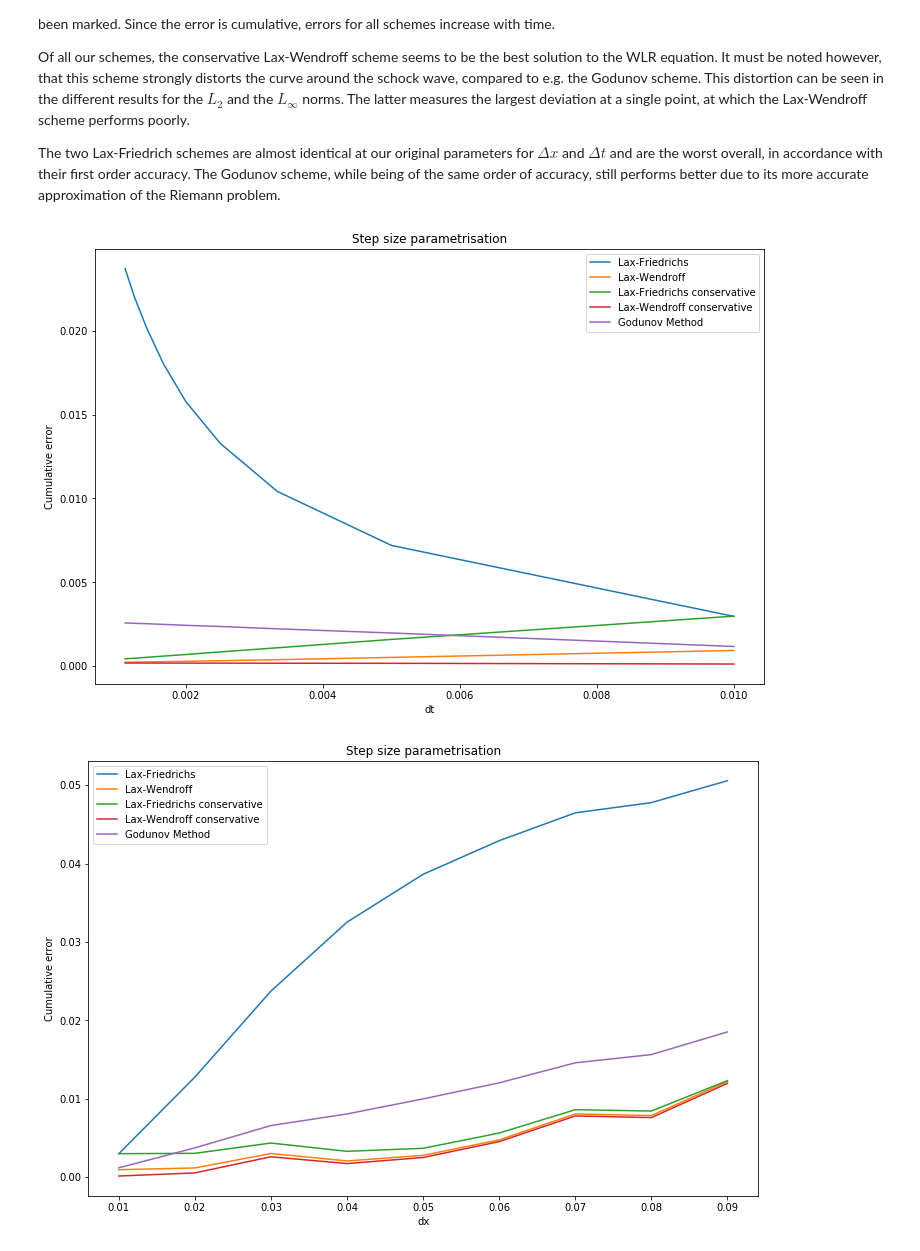
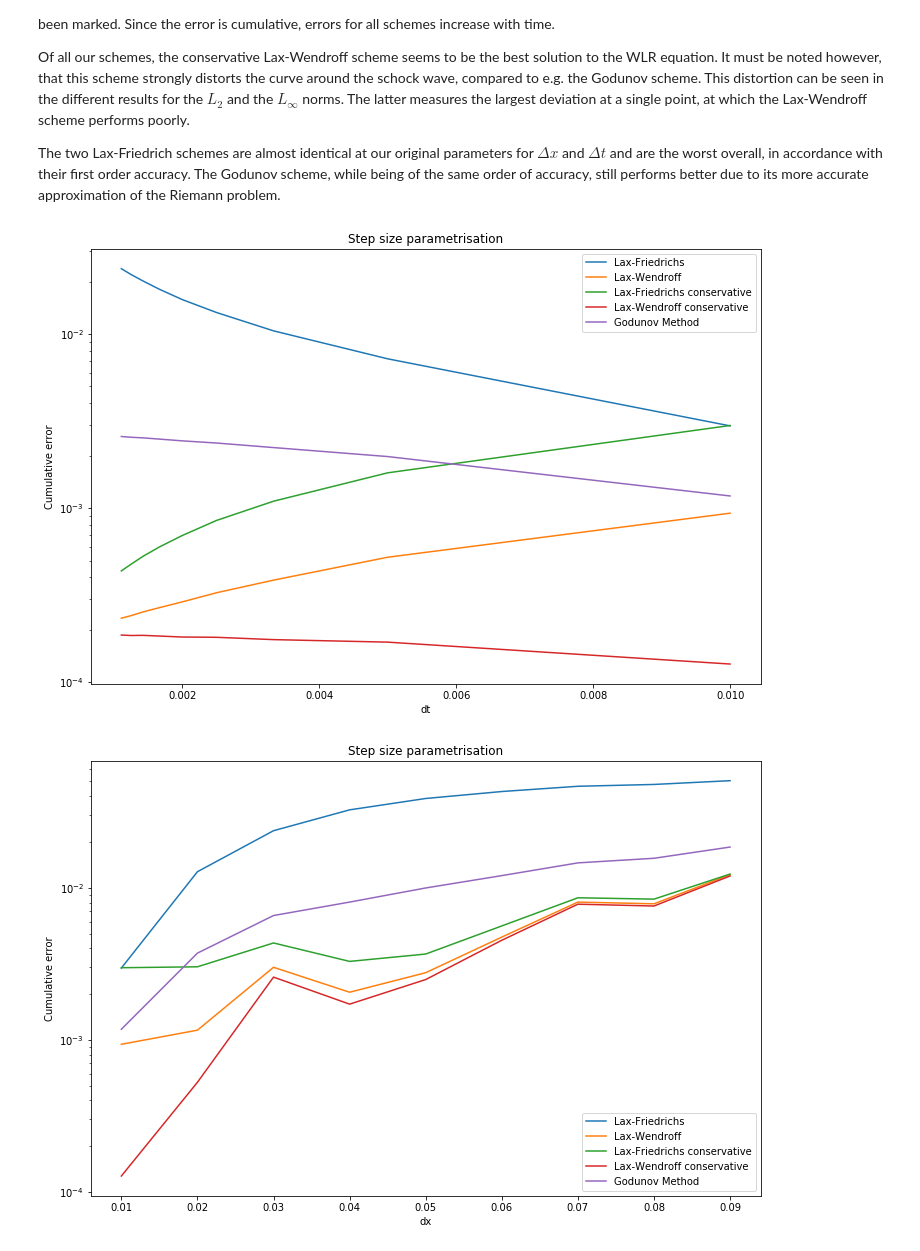
Before and after one commit to btemoshir/TrafficJam, a Jupyter notebook: TrafficFlowCollaborative-RobCopy1.ipynb, the cells around one changed output. Drawn from its saved outputs; the diff is of its cells as text; code cells hidden in the pictures.

```diff
--- a/TrafficFlowCollaborative-RobCopy1.ipynb
+++ b/TrafficFlowCollaborative-RobCopy1.ipynb
@@ -787,36 +787,36 @@ def parametrise(param, nmax=5, norm=L2):
             rescale(dx)
             params.append(dt)
 
         differences = compare(norm, False)
         for scheme in schemes:
             param_data[scheme].append(np.sum(differences[scheme]))
     plt.figure(figsize=(12, 8))
     for scheme in schemes:
         plt.plot(params, param_data[scheme],  label=scheme.str)
     plt.legend()
     plt.title("Step size parametrisation")
     plt.ylabel("Cumulative error")
 
     if param == "dx":
         unscale(copy)
         plt.xlabel("dx")
     elif param == "dt":
         dt = copy
         plt.xlabel("dt")
     elif param == "dxdt":
         dt = copy_dt
         unscale(copy_dx)
         plt.xlabel("dx, dt")
-
+    plt.yscale('log')
     plt.show()
 
 #This part of the code has not yet been adequately tested.
 #Use either "dxdt" or "dx" and "dt".
 parametrise("dt", 10)
 parametrise("dx", 20)
 # %% [output]
-[figure, old version]
+[figure, new version]
-[figure, old version]
+[figure, new version]
 # %% [markdown]
 ##### Comment:
 During these parametrisations, one has to be careful not to violate the CFL condition mentioned previously. In order not to do this, dx and dt are varied in the opposite directions.
```
Also changed, not shown: parts of 1 cell of this notebook.
